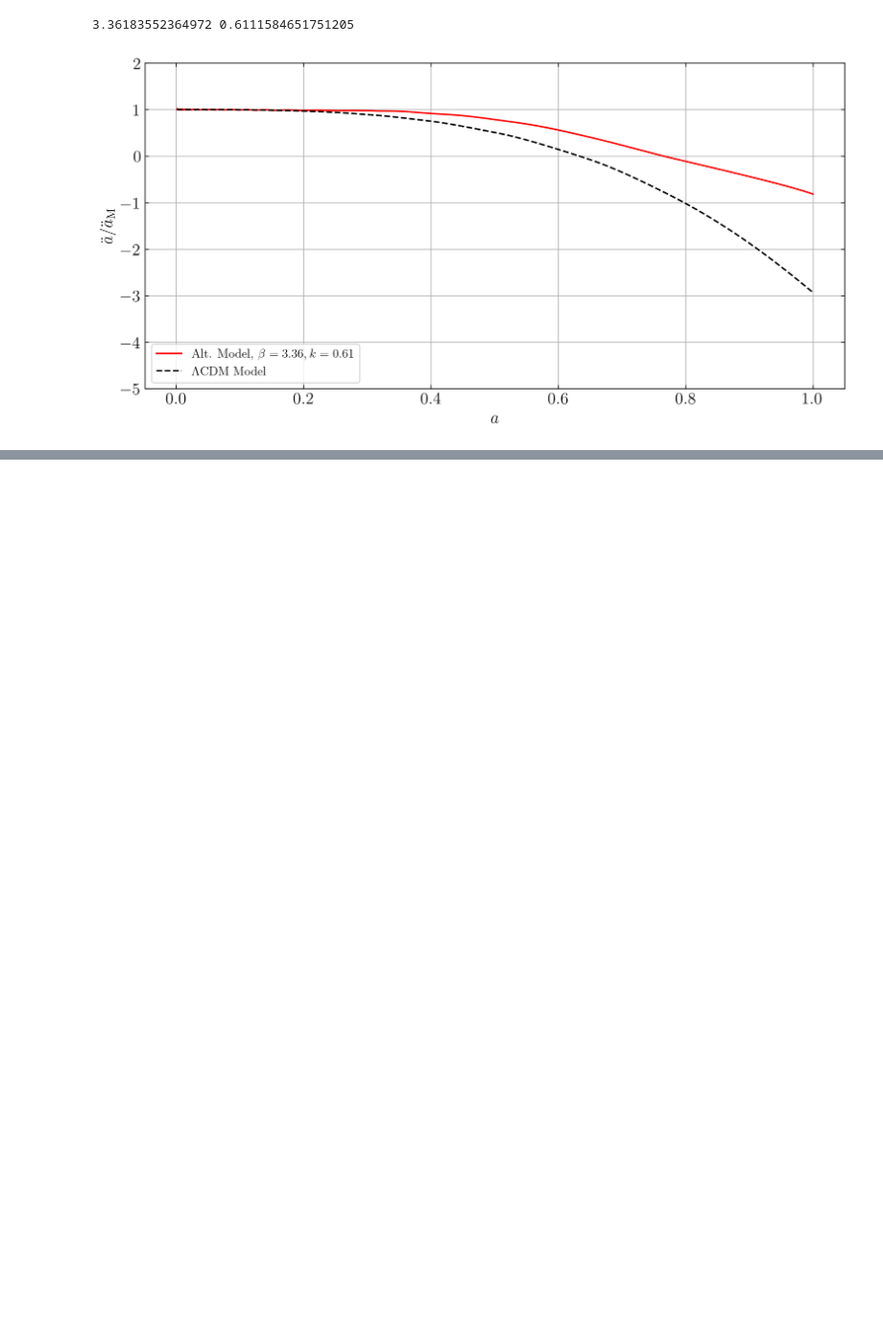
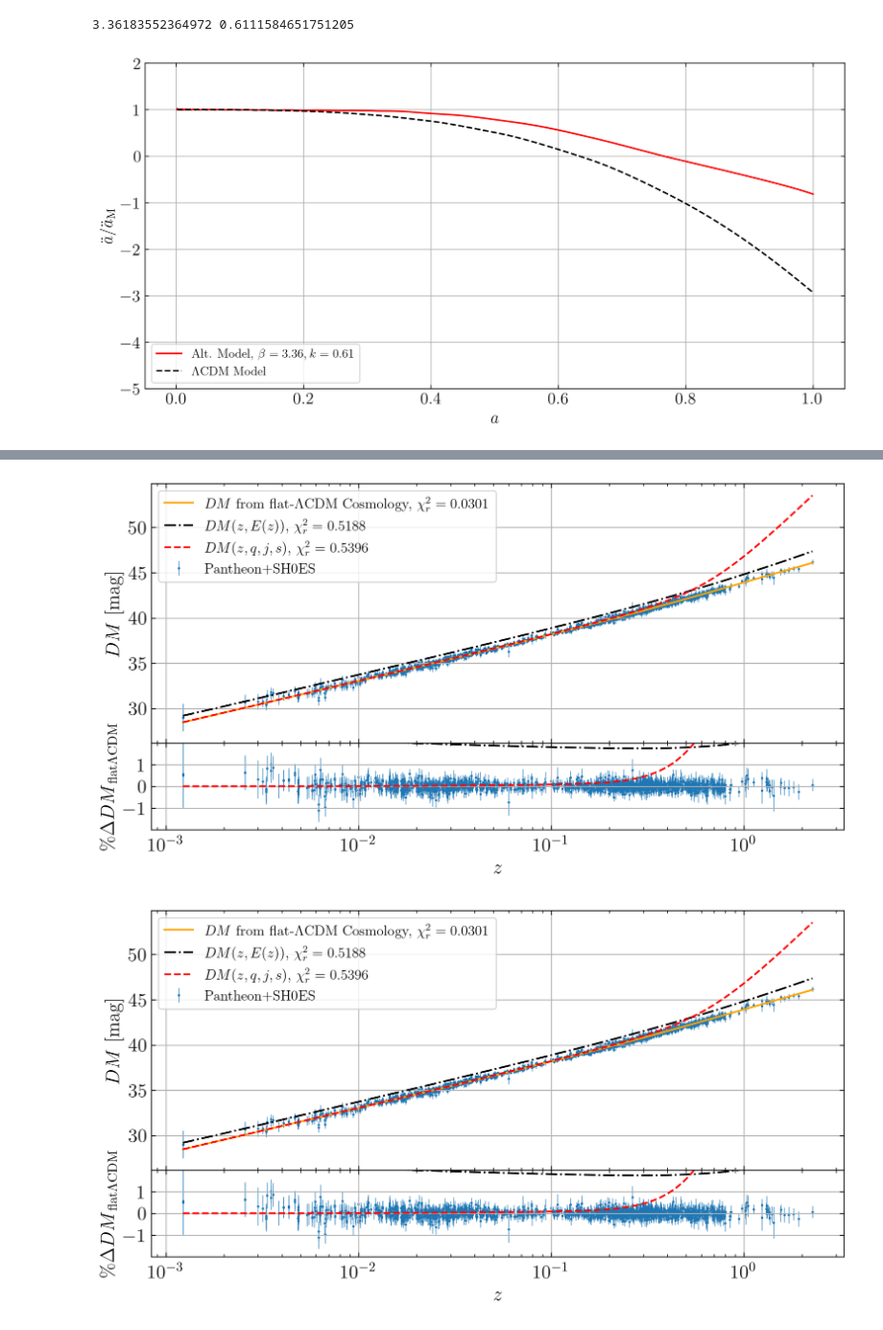
Before and after one commit to bktakacs/thesis_ku, a Jupyter notebook: Untitled-1.ipynb, the cells around one changed output, grey strips where cells are left out. Shown at 96% size. Cells and saved outputs as stored; diff of their text form; code cells hidden in the pictures; blank space fills up the shorter version.

```diff
--- a/Untitled-1.ipynb
+++ b/Untitled-1.ipynb
@@ -290,3 +312,6 @@ for i in (0, 1, 2, 3, 4):
 [figure]
 3.36183552364972 0.6111584651751205
 [figure]
+# %%
+m = model(beta=2.900783794692044, kappa=0.5473237318686281, lam=0.)
+m.plot('acc')
@@ -292,0 +320,9 @@ for i in (0, 1, 2, 3, 4):
+# %%
+m.distance_modulus()
+m.plot('dm')
+
+m.distance_modulus(effort=True)
+m.plot('dm')
+# %% [output]
+[figure, added]
+[figure, added]
```
Also changed, not shown: parts of 6 cells of this notebook, 1 other file.
